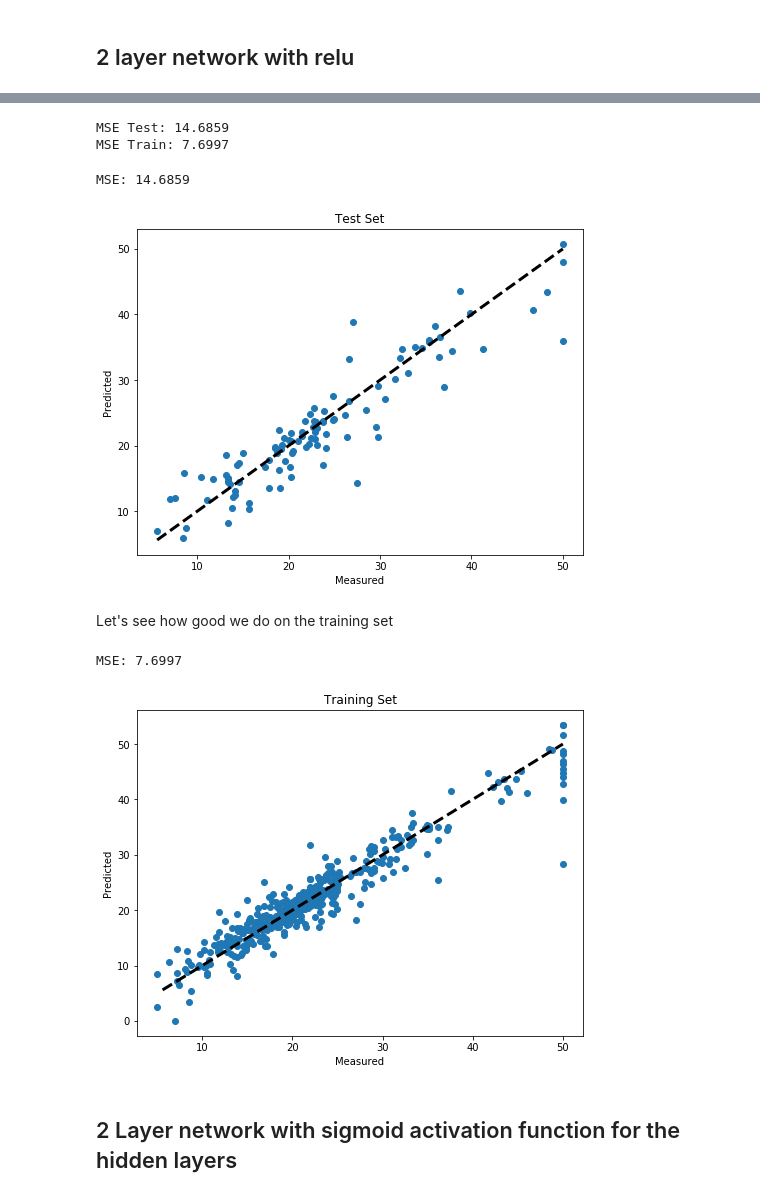
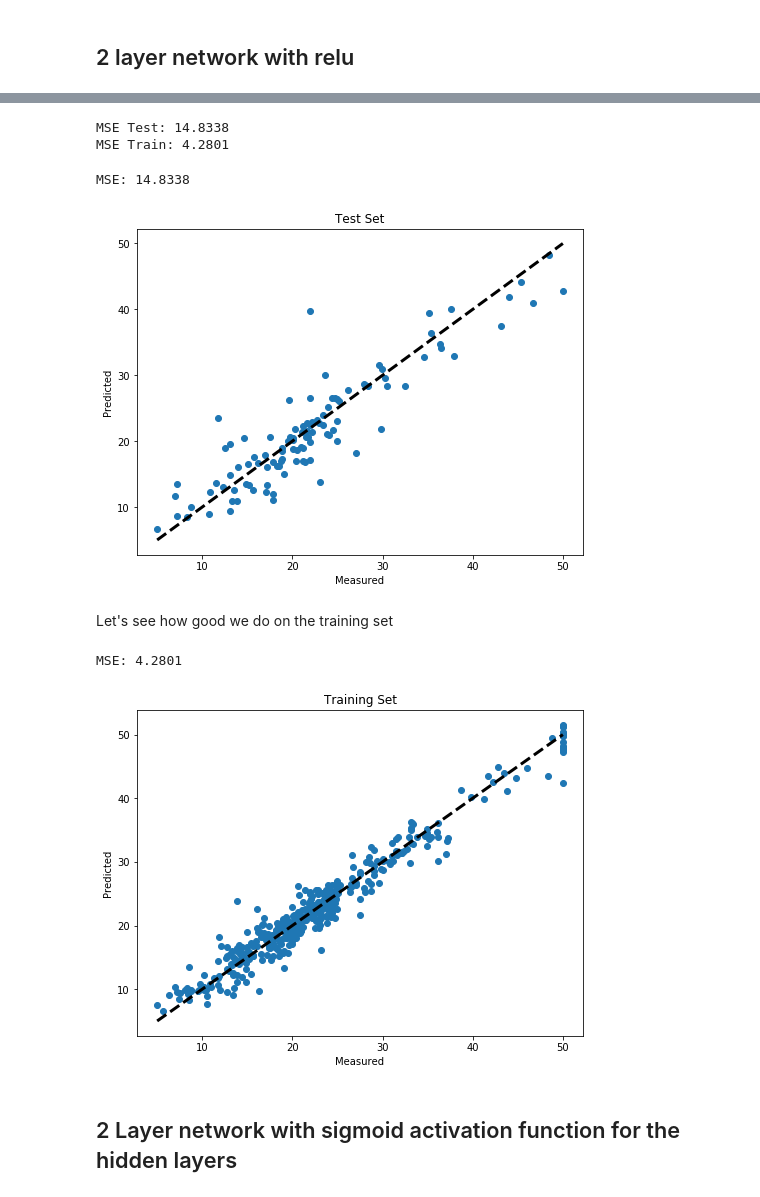
Before and after one commit to gridl/Applied-Tensorflow, a Jupyter notebook: Tensor Flow first steps_v2.ipynb, the cells around one changed output, grey strips where cells are left out. Drawn from its saved outputs; the diff is of its cells as text; code cells hidden in the pictures.

```diff
--- a/Tensor Flow first steps_v2.ipynb
+++ b/Tensor Flow first steps_v2.ipynb
@@ -421,8 +420,8 @@ sess.close()
 # %%
 tf.reset_default_graph()
 
-learning_rate = 0.001
-training_epochs = 10000
+learning_rate = 0.01
+training_epochs = 15000
 
 # Number of neurons in the layers
 n1 = 5 # Number of neurons in layer 1
@@ -430,23 +429,28 @@ n2 = 5 # Number of neurons in layer 2
 
 cost_history = np.empty(shape=[1], dtype = float)
 
-X = tf.placeholder(tf.float32, [None, n_dim+1])
-Y = tf.placeholder(tf.float32, [None,1])
-W1 = tf.Variable(tf.random_normal([n_dim+1,n1], stddev=1))
-W2 = tf.Variable(tf.random_normal([n1,n2], stddev=1))
-W3 = tf.Variable(tf.random_normal([n2,1], stddev=1))
+X = tf.placeholder(tf.float32, [n_dim, None])
+Y = tf.placeholder(tf.float32, [1, None])
+W1 = tf.Variable(tf.random_normal([n1, n_dim], stddev=1))
+b1 = tf.Variable(tf.ones([n1,1]))
+W2 = tf.Variable(tf.random_normal([n2, n1], stddev=1))
+b2 = tf.Variable(tf.ones([n2,1]))
+W3 = tf.Variable(tf.random_normal([1, n2], stddev=1))
+b3 = tf.Variable(tf.ones(1))
+
+
+
+# Let's build our network...
+Z1 = tf.nn.relu(tf.matmul(W1, X) + b1)
+Z2 = tf.nn.relu(tf.matmul(W2, Z1) + b2)
+y_ = tf.nn.relu(tf.matmul(W3, Z2) + b3)
+
+
+cost = tf.reduce_mean(tf.square(y_-Y))
+#training_step = tf.train.GradientDescentOptimizer(learning_rate).minimize(cost)
+optimizer = tf.train.AdamOptimizer(learning_rate).minimize(cost)
 
 init = tf.global_variables_initializer()
-
-# Let's build our network...
-layer1 = tf.nn.relu(tf.matmul(X, W1))
-layer2 = tf.nn.relu(tf.matmul(layer1, W2))
-output_layer = tf.nn.relu(tf.matmul(layer2, W3))
-
-
-cost = tf.reduce_mean(tf.square(output_layer-Y))
-training_step = tf.train.GradientDescentOptimizer(learning_rate).minimize(cost)
-#optimizer = tf.train.AdamOptimizer(learning_rate).minimize(cost)
 # %%
 sess = tf.Session()
 sess.run(tf.global_variables_initializer())
@@ -454,7 +458,7 @@ sess.run(tf.global_variables_initializer())
 cost_history = []
 for epoch in range(training_epochs+1):
 
-    sess.run(training_step, feed_dict = {X: train_x, Y: train_y})
+    sess.run(optimizer, feed_dict = {X: train_x, Y: train_y})
     cost_ = sess.run(cost, feed_dict={ X:train_x, Y: train_y})
     cost_history = np.append(cost_history, cost_)
 
@@ -484,10 +494,10 @@ plt.plot(range(len(cost_history)), cost_history)
 # %%
-compare_mse(sess, output_layer, train_x, test_x,1)
+compare_mse(sess, y_, train_x, test_x,1)
 # %% [output]
-MSE Test: 14.6859
-MSE Train: 7.6997
+MSE Test: 14.8338
+MSE Train: 4.2801
 # %%
-pred_y = sess.run(output_layer, feed_dict = {X:test_x})
+pred_y = sess.run(y_, feed_dict = {X:test_x})
 mse = tf.reduce_mean(tf.square(pred_y - test_y))
 print("MSE: %.4f" % sess.run(mse))
 
@@ -499,25 +509,25 @@ ax.set_xlabel('Measured')
 ax.set_ylabel('Predicted')
 plt.show()
 # %% [output]
-MSE: 14.6859
+MSE: 14.8338
-[figure, old version]
+[figure, new version]
 # %% [markdown]
 Let's see how good we do on the training set
 # %%
-pred_y = sess.run(output_layer, feed_dict = {X:train_x})
+pred_y = sess.run(y_, feed_dict = {X:train_x})
 mse = tf.reduce_mean(tf.square(pred_y - train_y))
 print("MSE: %.4f" % sess.run(mse))
 
 fig, ax = plt.subplots(figsize=(8,6))
 ax.scatter(train_y, pred_y)
 ax.plot([test_y.min(), test_y.max()], [test_y.min(), test_y.max()], 'k--', lw = 3)
 ax.set_title('Training Set')
 ax.set_xlabel('Measured')
 ax.set_ylabel('Predicted')
 plt.show()
 # %% [output]
-MSE: 7.6997
+MSE: 4.2801
-[figure, old version]
+[figure, new version]
 # %% [markdown]
 ## 2 Layer network with sigmoid activation function for the hidden layers
 # %%
```
Also changed, not shown: parts of 25 cells of this notebook.
